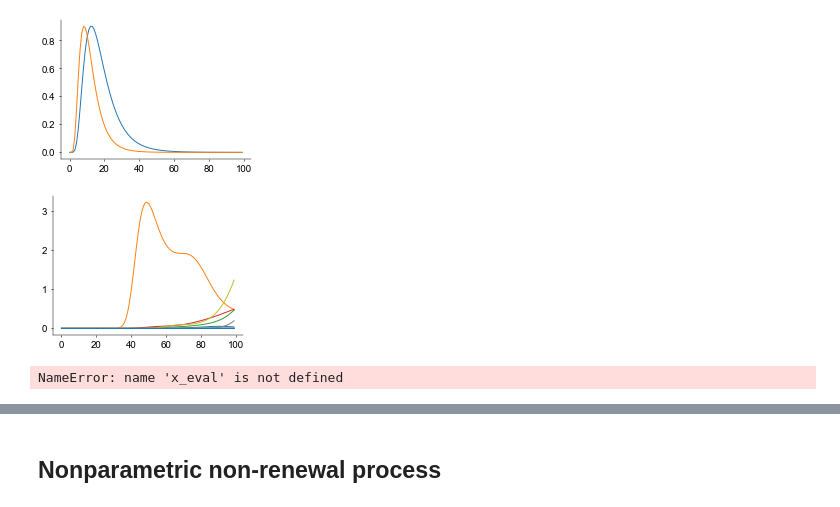
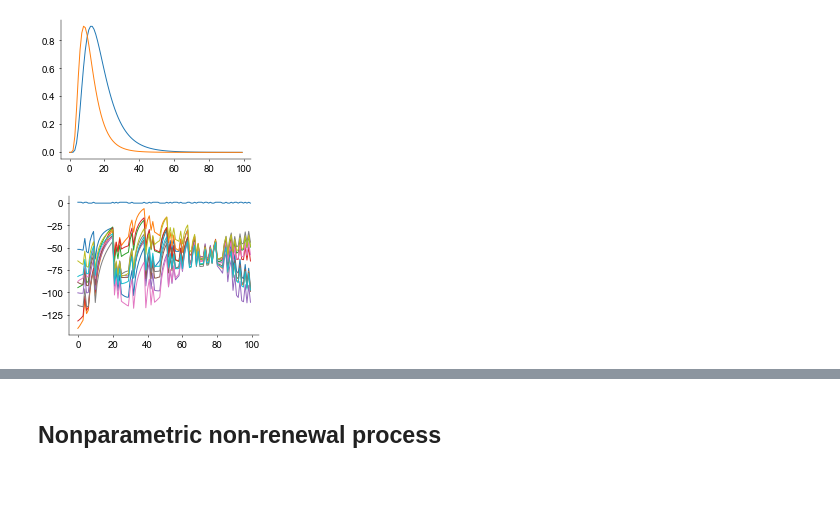
Before and after one commit to davindicode/nonparametric-nonrenewal-process, a Jupyter notebook: notebooks/CA_fit.ipynb, the cells around one changed output, grey strips where cells are left out. Saved outputs shown, nothing was run; the diff lists cells and outputs as text; code cells hidden in the pictures.

```diff
--- a/notebooks/CA_fit.ipynb
+++ b/notebooks/CA_fit.ipynb
@@ -215,7 +213,7 @@ f_dims = 3
 neurons = f_dims
 dt = 1e-3  # ms
 
-jitter = 1e-12
+jitter = 1e-5
 
 n_samp = 10
 
@@ -287,8 +300,6 @@ mrp = lib.inference.gplvm.ModulatedRenewal(svgp, renewal)
 t_eval = jnp.linspace(0, 10, 100)
 x_cond = jnp.zeros((2, f_dims, x_dims))
 
-jitter = 1e-6
-
 renewal_density = mrp.sample_instantaneous_renewal(
     prng_state, t_eval, x_cond, jitter, num_samps = 20, prior = True)
 # %%
@@ -306,18 +317,18 @@ ts = 100
 x_eval = jnp.linspace(-2., 2., ts)[None, None, :, None]
 x_eval = jnp.broadcast_to(x_eval, (n_samp, 1, ts, x_dims))
 
-y = (np.random.randn(neurons, ts) > 3.).astype(float)
+y = (np.random.randn(neurons, ts) > 0.).astype(float)
 
 
-rho_t = mrp.sample_conditional_intensity(
+log_rho_t = mrp.sample_log_conditional_intensity(
     prng_state, x_eval, y, jitter)
 # %%
 tr = 0
 n = 0
 
-plt.plot(rho_t[:, n, :].T)
+plt.plot((log_rho_t)[:, n, :].T)
 plt.plot(y[n, :])
 
 plt.show()
 # %% [output]
-[figure, old version]
+[figure, new version]
@@ -324,5 +341,3 @@ plt.show()
 # %%
-y_samples, f_samples, x_samples = mrp.sample_prior(
-    prng_state, x_eval, jitter, num_samps = 20)
+y_samples, log_rho_ts, x_samples = mrp.sample_posterior(
+    prng_state, n_samp, x_eval, time_eval=None, ini_spikes=None, ini_tau=ini_tau, jitter=jitter)
-# %% [output]
-NameError: name 'x_eval' is not defined
```
Also changed, not shown: parts of 5 cells of this notebook, 3 other files.
